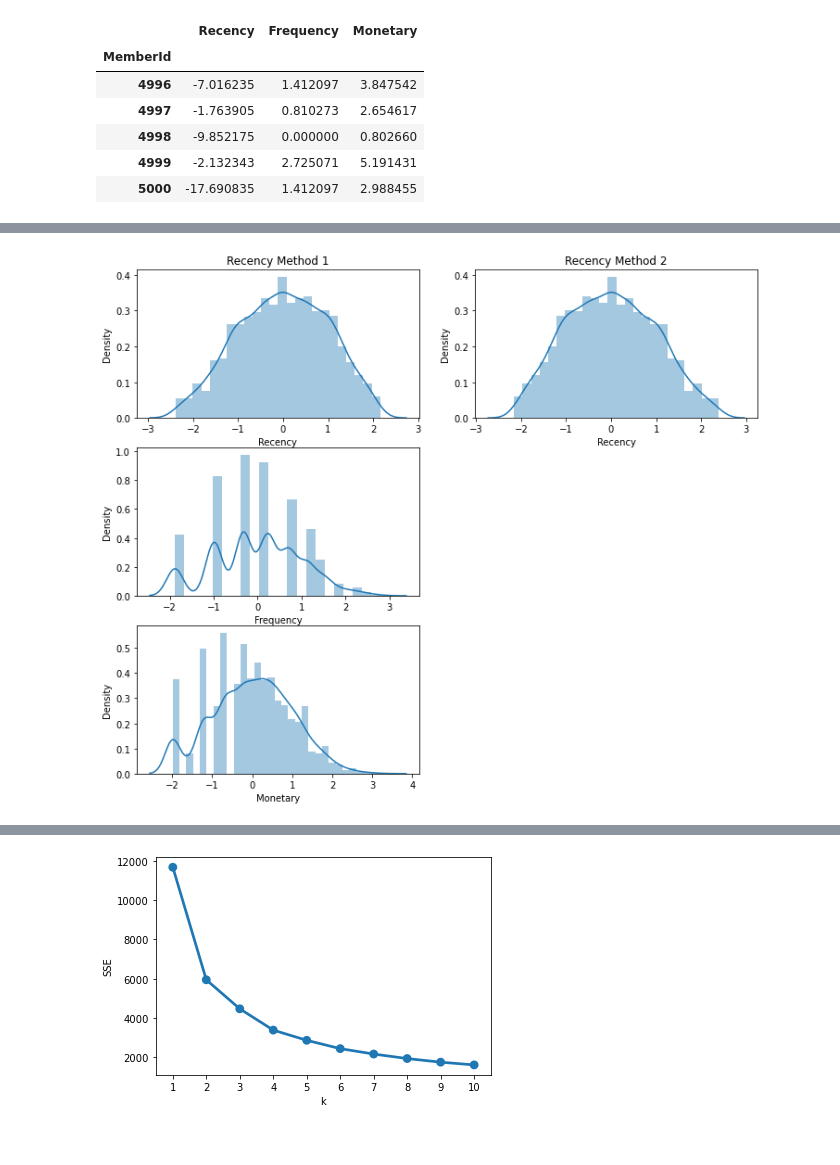
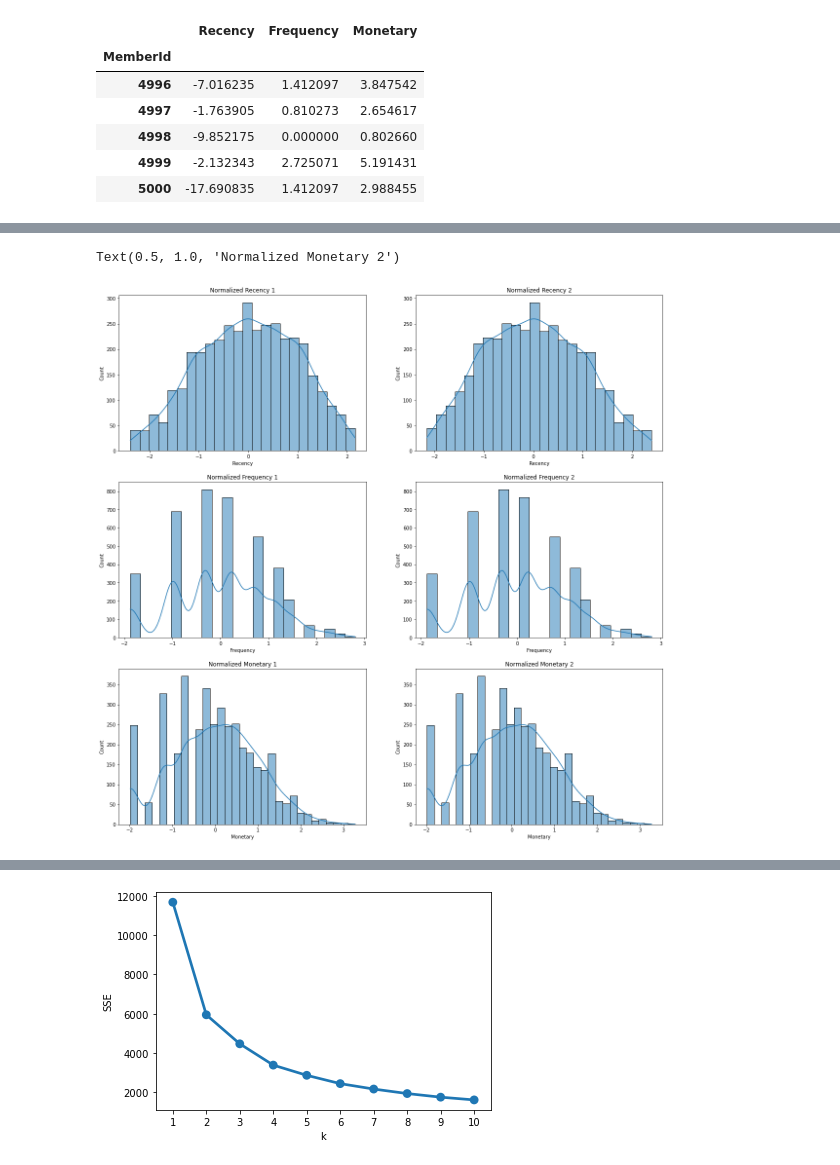
Before and after one commit to khalilvandian/Grocery_Store, a Jupyter notebook: GroceryStore_Analysis.ipynb, the cells around one changed output, grey strips where cells are left out. Saved outputs shown, nothing was run; the diff lists cells and outputs as text; code cells hidden in the pictures.

```diff
--- a/GroceryStore_Analysis.ipynb
+++ b/GroceryStore_Analysis.ipynb
@@ -228,9 +178,7 @@ Text(0.5, 1.0, 'Histogram and Monetary')
 # %%
 scaler = StandardScaler()
-# Fit and Transform The Data
-scaler.fit(test_RFM_Transformed)
-test_RFM_Normalised = scaler.transform(test_RFM_Transformed)
-# Assert that it has mean 0 and variance 1
-print(test_RFM_Normalised.mean(axis = 0).round(2)) # [0. -0. 0.]
-print(test_RFM_Normalised.std(axis = 0).round(2)) # [1. 1. 1.]
+
+scaler.fit(customers_RFM_Transformed_1)
+customers_RFM_Normalised_1 = df(scaler.transform(customers_RFM_Transformed_1), index=customers_RFM_Transformed_1.index, columns=customers_RFM_Transformed_1.columns)
+customers_RFM_Normalised_1.head(10)
 # %% [output]
@@ -239,3 +209,7 @@ print(test_RFM_Normalised.std(axis = 0).round(2)) # [1. 1. 1.]
 # %%
-test_RFM_Normalised
+scaler = StandardScaler()
+
+scaler.fit(customers_RFM_Transformed_2)
+customers_RFM_Normalised_2 = df(scaler.transform(customers_RFM_Transformed_2), index=customers_RFM_Transformed_2.index, columns=customers_RFM_Transformed_2.columns)
+customers_RFM_Normalised_2.head(10)
 # %% [output]
@@ -306,20 +240,23 @@ test_RFM_Normalised_df.head(50)
 # %%
-# Plot RFM distributions
-plt.figure(figsize=(12,10))
-# Plot distribution of R
-ax = plt.subplot(3, 2, 1);
-sns.distplot(customers_RFM_Normalised_df['Recency'])
-ax.set_title('Recency Method 1')
+fig, ax = plt.subplots(3, 2, figsize=(20,20))
 
-ax = plt.subplot(3, 2, 2);
-sns.distplot(test_RFM_Normalised_df['Recency'])
-ax.set_title('Recency Method 2')
+sns.histplot(ax=ax[0,0], data=customers_RFM_Normalised_1, x='Recency', kde=True)
+ax[0,0].set_title('Normalized Recency 1')
 
-# Plot distribution of F
-plt.subplot(3, 2, 3); sns.distplot(customers_RFM_Normalised_df['Frequency'])
-# Plot distribution of M
-plt.subplot(3, 2, 5); sns.distplot(customers_RFM_Normalised_df['Monetary'])
-# Show the plot
-plt.show()
+sns.histplot(ax=ax[0,1], data=customers_RFM_Normalised_2, x='Recency', kde=True)
+ax[0,1].set_title('Normalized Recency 2')
+
+sns.histplot(ax=ax[1,0], data=customers_RFM_Normalised_1, x='Frequency', kde=True)
+ax[1,0].set_title('Normalized Frequency 1')
+
+sns.histplot(ax=ax[1,1], data=customers_RFM_Normalised_2, x='Frequency', kde=True)
+ax[1,1].set_title('Normalized Frequency 2')
+
+sns.histplot(ax=ax[2,0], data=customers_RFM_Normalised_1, x='Monetary', kde=True)
+ax[2,0].set_title('Normalized Monetary 1')
+
+sns.histplot(ax=ax[2,1], data=customers_RFM_Normalised_2, x='Monetary', kde=True)
+ax[2,1].set_title('Normalized Monetary 2')
 # %% [output]
+Text(0.5, 1.0, 'Normalized Monetary 2')
-[figure, old version]
+[figure, new version]
```
Also changed, not shown: parts of 29 cells of this notebook.
